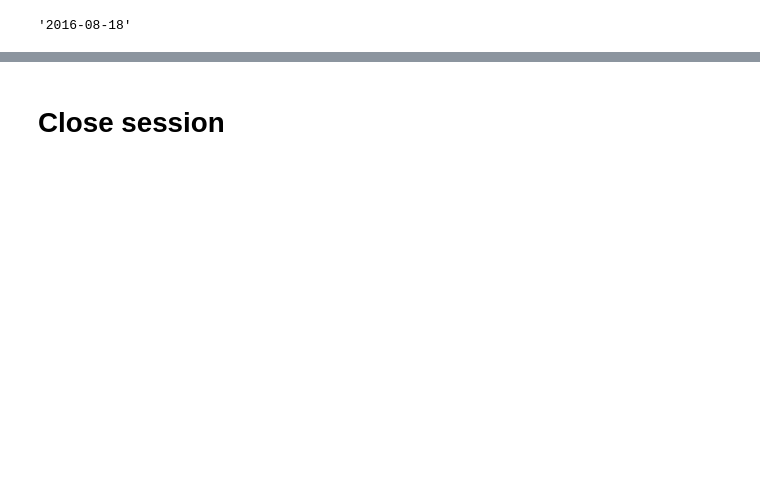
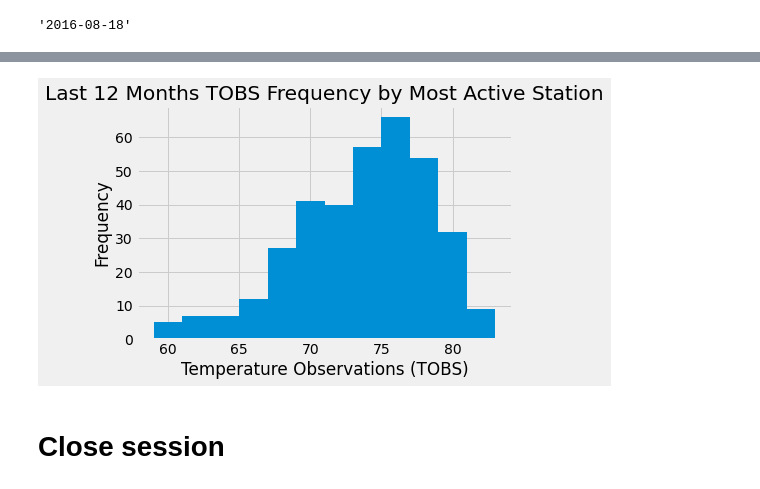
Before and after one commit to RuthlessNative/10-sqlalchemy-challenge_climate, a Jupyter notebook: climate.ipynb, the cells around one changed output, grey strips where cells are left out. Saved outputs shown, nothing was run; the diff lists cells and outputs as text; code cells hidden in the pictures; blank space fills up the shorter version.

```diff
--- a/climate.ipynb
+++ b/climate.ipynb
@@ -225,0 +261,9 @@ data_most_active[0]
+# %%
+## Preview recent date
+dates = []
+
+for data in data_most_active:
+    dates.append(data)
+
+## Double '[0]' pulls the string value from the tuple
+dates[0][0]
@@ -226,11 +272,13 @@ data_most_active[0]
 # %%
-recent_date_dt = datetime.strptime(recent_dt[0], "%Y-%m-%d")
+## Convert to Date Time format
+recent_date_dt = datetime.strptime(dates[0][0], "%Y-%m-%d")
 
-## Use time delta to subtract 365 days from the datetime type varaible (recent_date_datetime)
+## Use time delta to subtract 365 days from the datetime type varaible (recent_date_dt)
 minus_one_yr = recent_date_dt - timedelta(days = 365)
 
 ## Convert minus_one_year to a string
-minus_one_yr_str = datetime.strftime(minus_one_year,"%Y-%m-%d")
+minus_one_yr_str = datetime.strftime(minus_one_yr,"%Y-%m-%d")
+
 minus_one_yr_str
 # %% [output]
 '2016-08-18'
@@ -291,0 +285,10 @@ plt.show()
+# %%
+## Query TOBS data for the last 12 months of the most active station
+## most_active[0] equals Station USC00519281
+
+## This creates an immutable tuple
+active_temps = session.query(Measurement.tobs).\
+            filter(Measurement.date >= minus_one_yr_str).\
+            filter(Measurement.station == most_active[0]).all()
+
+active_temps
@@ -291,0 +313,9 @@ plt.show()
+# %%
+## Make an empty list to pull the temps out of the tuple into
+active_temps_ls = []
+
+for temp in active_temps:
+    active_temps_ls.append(temp[0])
+
+## This is a plotable
+active_temps_ls
@@ -292,3 +340,12 @@ plt.show()
+# %%
+plt.hist(active_temps_ls, bins = 12, label = 'tobs')
+## Add title and axis names
+plt.title('Last 12 Months TOBS Frequency by Most Active Station')
+plt.xlabel('Temperature Observations (TOBS)')
+plt.ylabel('Frequency')
+plt.show()
+# %% [output]
+[figure, added]
 # %% [markdown]
 # Close session
 # %%
```
Also changed, not shown: parts of 20 cells of this notebook.
